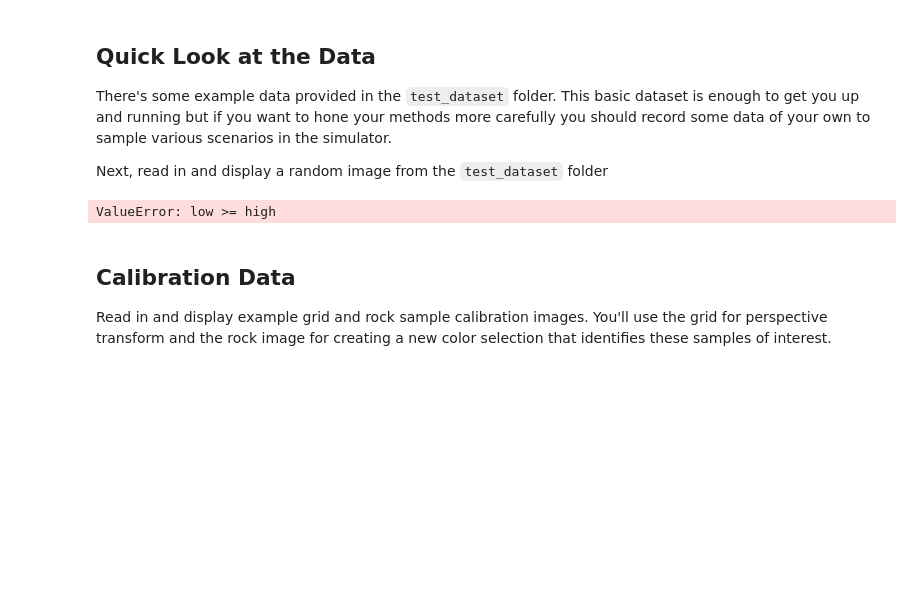
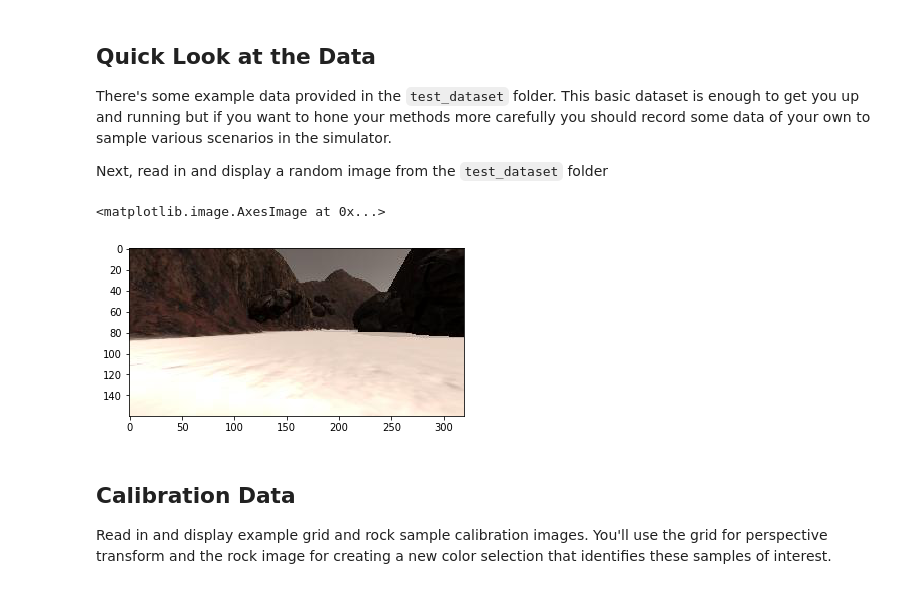
Before and after one commit to jemdiggity/RoboND-Rover-Project, a Jupyter notebook: code/Rover_Project_Test_Notebook.ipynb, the cells around one changed output. Saved outputs shown, nothing was run; the diff lists cells and outputs as text; code cells hidden in the pictures; blank space fills up the shorter version.

```diff
--- a/code/Rover_Project_Test_Notebook.ipynb
+++ b/code/Rover_Project_Test_Notebook.ipynb
@@ -33,15 +33,16 @@ There's some example data provided in the `test_dataset` folder.  This basic dat
 
 Next, read in and display a random image from the `test_dataset` folder
 # %%
-#path = '../test_dataset/IMG/*'
-path = '/Users/jeremyhale/Downloads/IMG/*'
+path = '../test_dataset/IMG/*'
+# path = '/Users/jeremyhale/Downloads/IMG/*'
 img_list = glob.glob(path)
 # Grab a random image and display it
 idx = np.random.randint(0, len(img_list)-1)
 image = mpimg.imread(img_list[idx])
 plt.imshow(image)
 # %% [output]
-ValueError: low >= high
+<matplotlib.image.AxesImage at 0x...>
+[figure, added]
 # %% [markdown]
 ## Calibration Data
 Read in and display example grid and rock sample calibration images.  You'll use the grid for perspective transform and the rock image for creating a new color selection that identifies these samples of interest.
```
Also changed, not shown: parts of 7 cells of this notebook, 7 other files.
